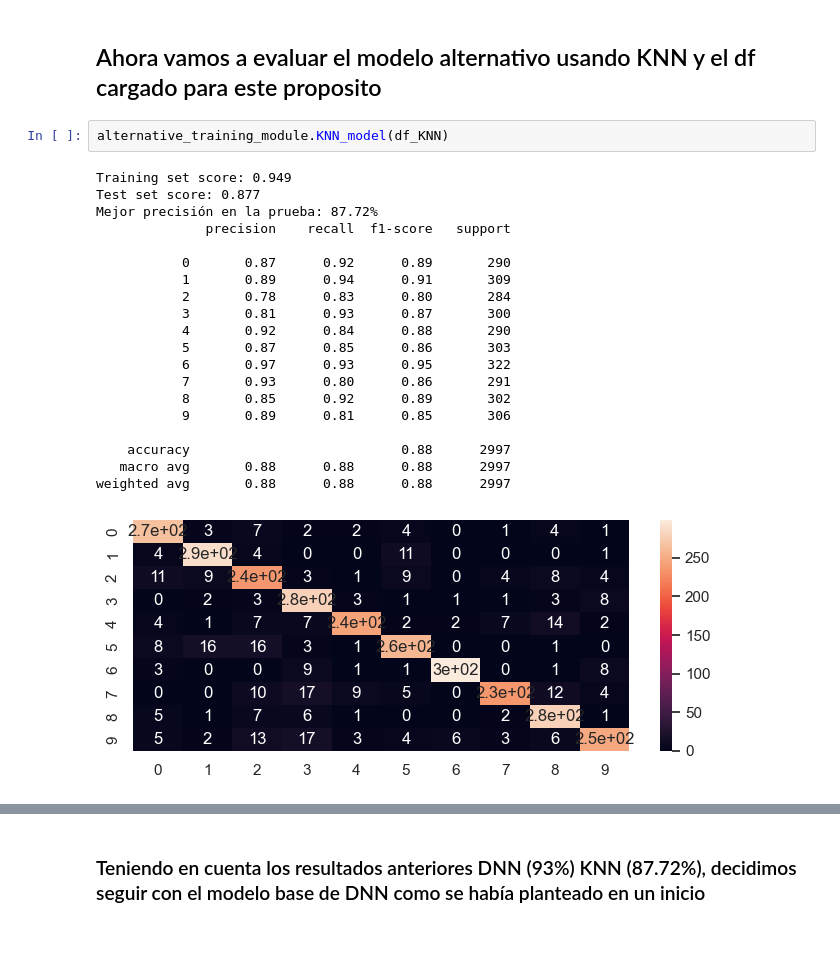
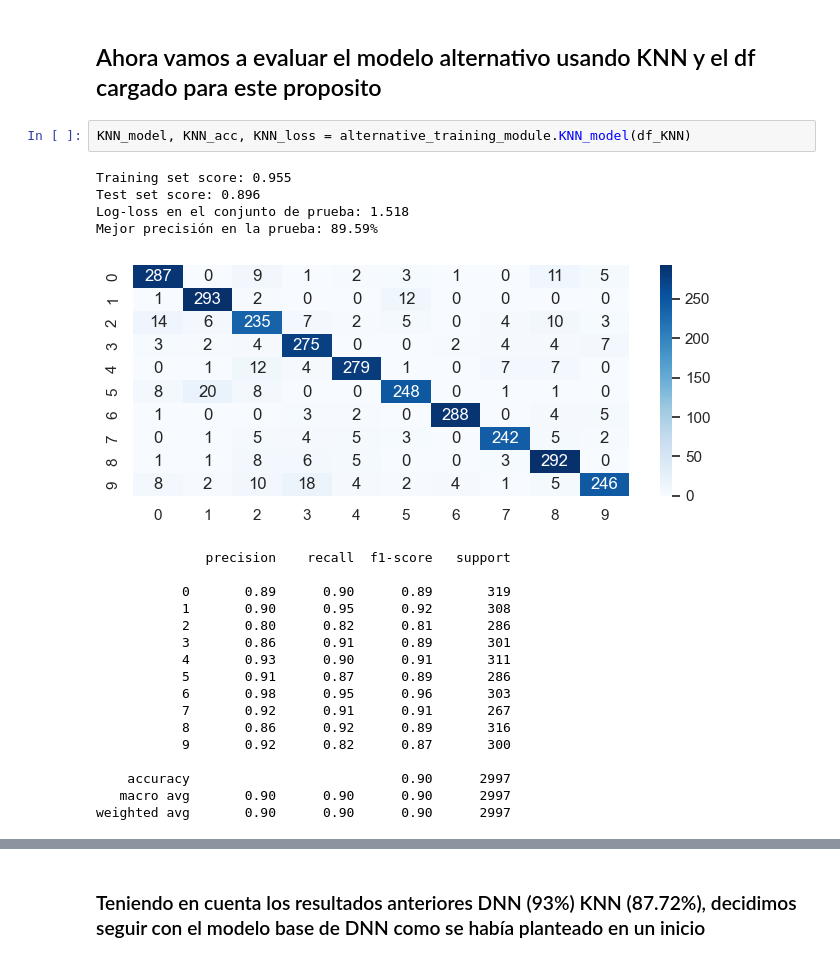
Before and after one commit to ArellanoBrunoc/ProyectoFinal, a Jupyter notebook: DNN_Music/DNN_Music.ipynb, the cells around one changed output, grey strips where cells are left out. Saved outputs shown, nothing was run; the diff lists cells and outputs as text.

```diff
--- a/DNN_Music/DNN_Music.ipynb
+++ b/DNN_Music/DNN_Music.ipynb
@@ -270,25 +261,26 @@ La mejor precisión en la prueba es: 93.0323839187622
 # %% [markdown]
 ## Ahora vamos a evaluar el modelo alternativo usando KNN y el df cargado para este proposito
-# %%
-alternative_training_module.KNN_model(df_KNN)
-# %% [output]
-Training set score: 0.949
-Test set score: 0.877
-Mejor precisión en la prueba: 87.72%
-              precision    recall  f1-score   support
-
-           0       0.87      0.92      0.89       290
-           1       0.89      0.94      0.91       309
-           2       0.78      0.83      0.80       284
-           3       0.81      0.93      0.87       300
-           4       0.92      0.84      0.88       290
-           5       0.87      0.85      0.86       303
-           6       0.97      0.93      0.95       322
-           7       0.93      0.80      0.86       291
-           8       0.85      0.92      0.89       302
-           9       0.89      0.81      0.85       306
-
-    accuracy                           0.88      2997
-   macro avg       0.88      0.88      0.88      2997
-weighted avg       0.88      0.88      0.88      2997
-[figure, removed]
+# %%
+KNN_model, KNN_acc, KNN_loss = alternative_training_module.KNN_model(df_KNN)
+# %% [output]
+Training set score: 0.955
+Test set score: 0.896
+Log-loss en el conjunto de prueba: 1.518
+Mejor precisión en la prueba: 89.59%
+[figure, added]
+              precision    recall  f1-score   support
+
+           0       0.89      0.90      0.89       319
+           1       0.90      0.95      0.92       308
+           2       0.80      0.82      0.81       286
+           3       0.86      0.91      0.89       301
+           4       0.93      0.90      0.91       311
+           5       0.91      0.87      0.89       286
+           6       0.98      0.95      0.96       303
+           7       0.92      0.91      0.91       267
+           8       0.86      0.92      0.89       316
+           9       0.92      0.82      0.87       300
+
+    accuracy                           0.90      2997
+   macro avg       0.90      0.90      0.90      2997
+weighted avg       0.90      0.90      0.90      2997
```
Also changed, not shown: parts of 14 cells of this notebook, 3 other files.
